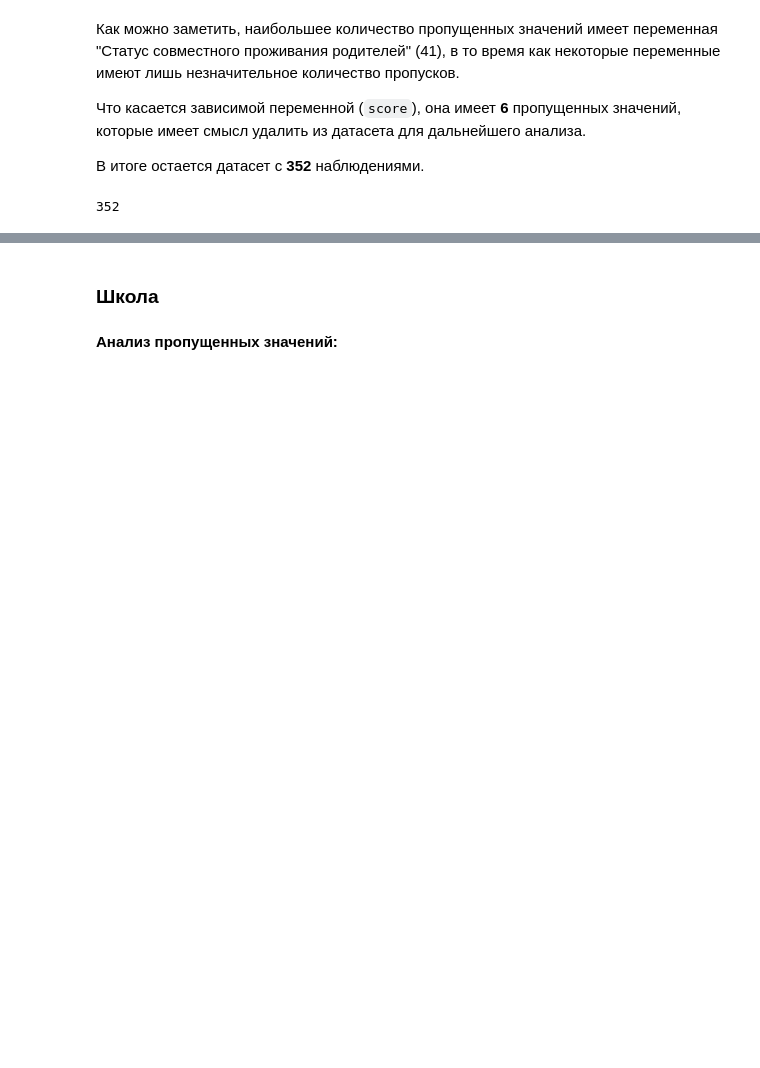
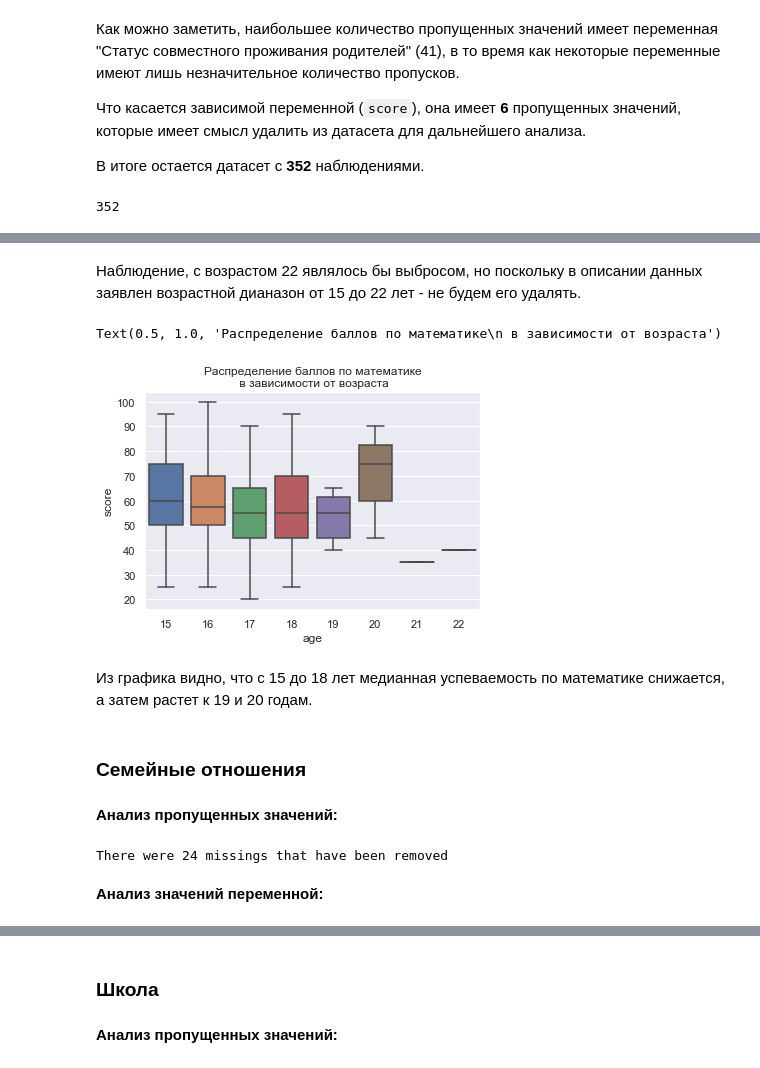
Before and after one commit to Ksenia-Bochkareva/Module_2, a Jupyter notebook: Module_2.ipynb, the cells around one changed output, grey strips where cells are left out. Cells and saved outputs as stored; diff of their text form; code cells hidden in the pictures; blank space fills up the shorter version.

```diff
--- a/Module_2.ipynb
+++ b/Module_2.ipynb
@@ -155,0 +240,20 @@ Text(0.5, 0, 'Диапазон баллов')
+# %% [markdown]
+Наблюдение, с возрастом 22 являлось бы выбросом, но поскольку в описании данных заявлен возрастной дианазон от 15 до 22 лет - не будем его удалять.
+# %%
+sns.boxplot(x = 'age', y = 'score', data = new_df).\
+set_title('Распределение баллов по математике\n в зависимости от возраста')
+# %% [output]
+Text(0.5, 1.0, 'Распределение баллов по математике\n в зависимости от возраста')
+[figure, added]
+# %% [markdown]
+Из графика видно, что с 15 до 18 лет медианная успеваемость по математике снижается, а затем растет к 19 и 20 годам.
+# %% [markdown]
+### **Cемейные отношения**
+# %% [markdown]
+**Анализ пропущенных значений:**
+# %%
+remove_na('famrel')
+# %% [output]
+There were 24 missings that have been removed
+# %% [markdown]
+**Анализ значений переменной:**
```
Also changed, not shown: parts of 246 cells of this notebook.
